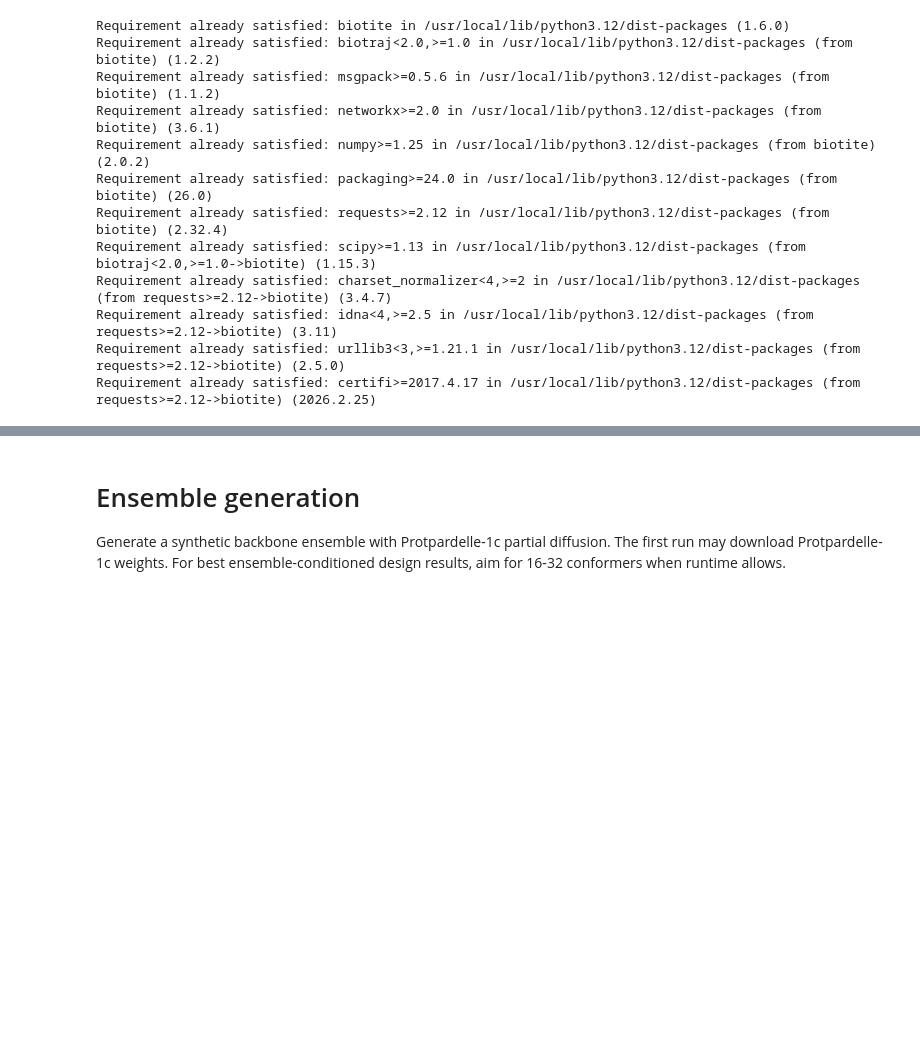
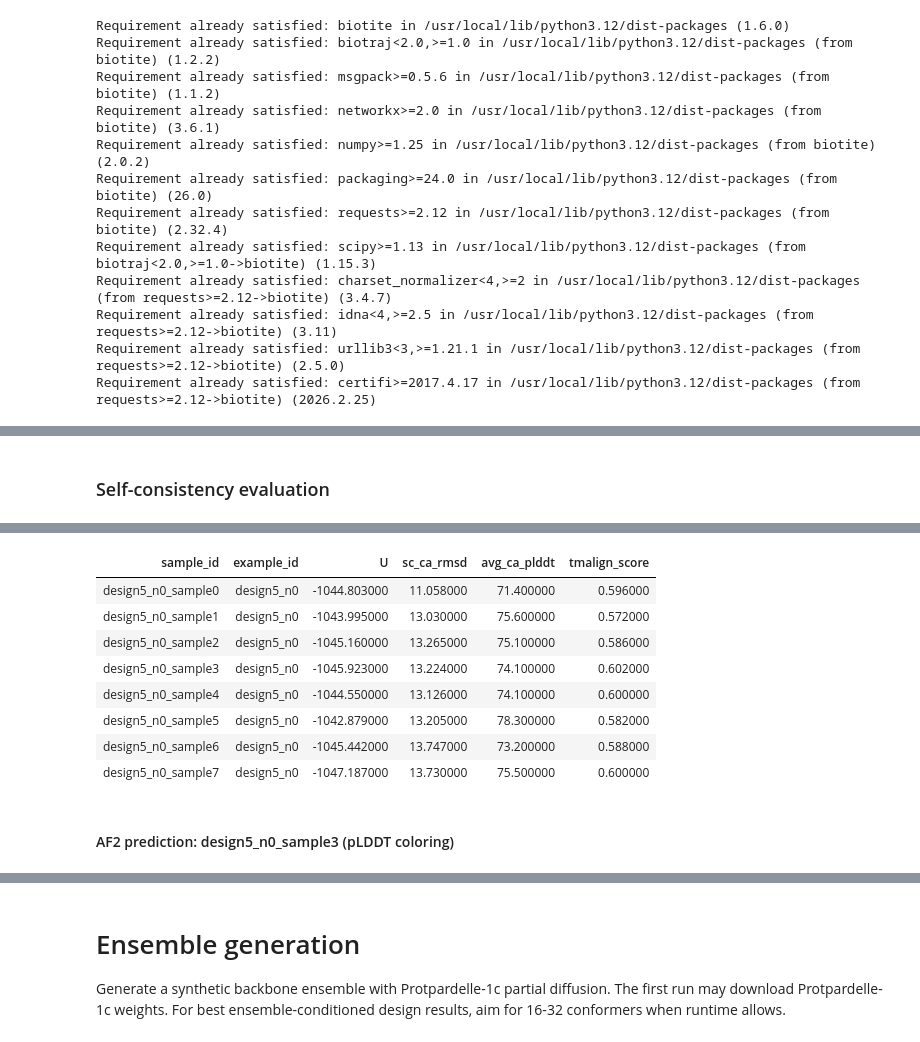
Before and after one commit to KrajTechne/Motif_Scaff_Collagen, a Jupyter notebook: notebooks/Caliby.ipynb, the cells around one changed output, grey strips where cells are left out. Saved outputs shown, nothing was run; the diff lists cells and outputs as text; code cells hidden in the pictures; blank space fills up the shorter version.

```diff
--- a/notebooks/Caliby.ipynb
+++ b/notebooks/Caliby.ipynb
@@ -486,0 +476,3 @@ os.listdir(path_monomer_cifs)
+# %%
+paths_save_monomer = [f"{path_monomer_cifs}/{monomer_name}" for monomer_name in os.listdir(path_monomer_cifs) if monomer_name.endswith('.cif')]
+paths_save_monomer
@@ -496,7 +497,7 @@ import pandas as pd
 from IPython.display import display, HTML
 
 #designed_pdbs = df["out_pdb"].tolist()
-designed_pdbs = os.listdir(path_monomer_cifs)
+designed_pdbs = paths_save_monomer
 
 configure_notebook_warning_filters()
 sc_results = model.self_consistency_eval(
@@ -547,0 +565 @@ Downloading AF2 parameters from HuggingFace (ProteinDesignLab/caliby-weights)...
+Self-consistency evaluation
@@ -549,0 +567,10 @@ WARNING:huggingface_hub.utils._http:Warning: You are sending unauthenticated req
+| sample_id | example_id | U | sc_ca_rmsd | avg_ca_plddt | tmalign_score |
+| design5_n0_sample0 | design5_n0 | -1044.803000 | 11.058000 | 71.400000 | 0.596000 |
+| design5_n0_sample1 | design5_n0 | -1043.995000 | 13.030000 | 75.600000 | 0.572000 |
+| design5_n0_sample2 | design5_n0 | -1045.160000 | 13.265000 | 75.100000 | 0.586000 |
+| design5_n0_sample3 | design5_n0 | -1045.923000 | 13.224000 | 74.100000 | 0.602000 |
+| design5_n0_sample4 | design5_n0 | -1044.550000 | 13.126000 | 74.100000 | 0.600000 |
+| design5_n0_sample5 | design5_n0 | -1042.879000 | 13.205000 | 78.300000 | 0.582000 |
+| design5_n0_sample6 | design5_n0 | -1045.442000 | 13.747000 | 73.200000 | 0.588000 |
+| design5_n0_sample7 | design5_n0 | -1047.187000 | 13.730000 | 75.500000 | 0.600000 |
+AF2 prediction: design5_n0_sample3 (pLDDT coloring)
```
Also changed, not shown: parts of 10 cells of this notebook.
